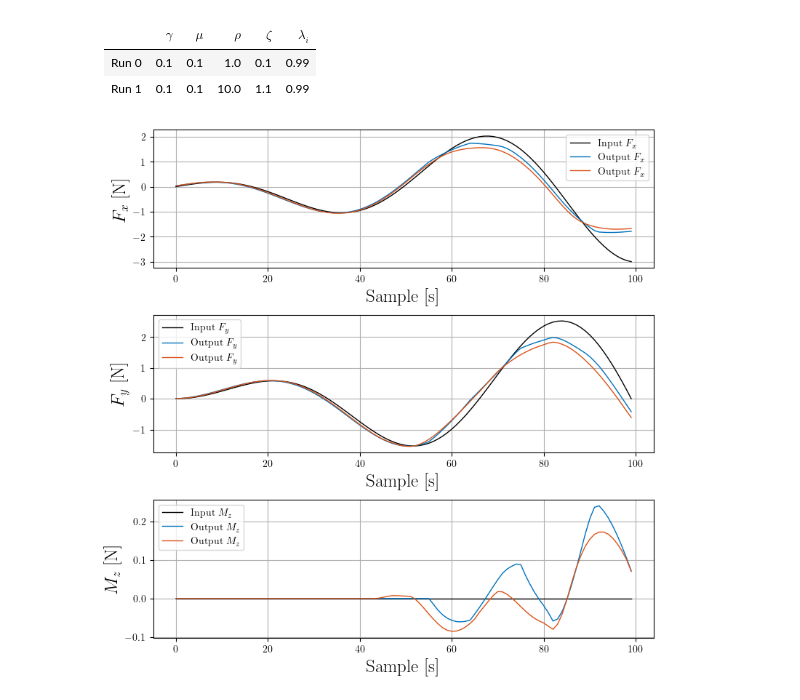
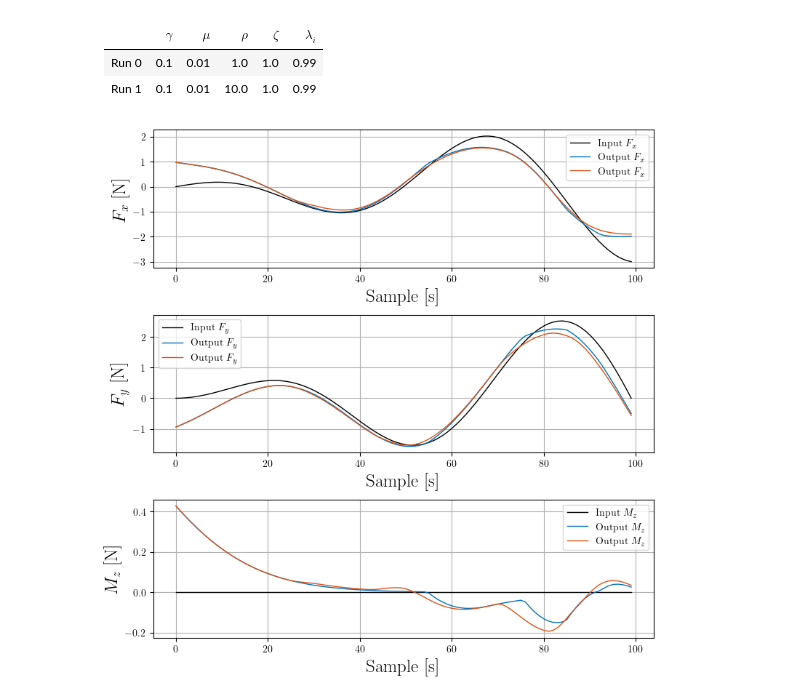
Before and after one commit to incebellipipo/skadipy, a Jupyter notebook: notebooks/014_compare_cbf_time_constant.ipynb, the cells around one changed output. Saved outputs shown, nothing was run; the diff lists cells and outputs as text; code cells hidden in the pictures.

```diff
--- a/notebooks/014_compare_cbf_time_constant.ipynb
+++ b/notebooks/014_compare_cbf_time_constant.ipynb
@@ -9,7 +9,7 @@ time_step = 1.0
 actuators = [tunnel, voithschneider_port, voithschneider_starboard]
 for actuator in actuators:
     actuator.extra_attributes["rate_limit"] = 0.1
-    # actuator.extra_attributes.pop("reference_angle", None)
+    actuator.extra_attributes.pop("reference_angle", None)
 
 force_torque_components = [
     skadipy.allocator.ForceTorqueComponent.X,
@@ -19,9 +19,9 @@ force_torque_components = [
 
 allocators = []
 gamma = [1e-1, 1e-1]
-mu = [1e-1, 1e-1]
+mu = [1e-2, 1e-2]
 rho = [1.0, 10.0]
-zeta = [0.1, 1.1]
+zeta = [1.0, 1.0]
 lambda_p = [0.99, 0.99]
 
 markdown_table = generate_markdown_table(
@@ -31,8 +31,8 @@ display(Markdown(markdown_table))
 # %% [output]
 | | $\gamma$ | $\mu$ | $\rho$ | $\zeta$ | $\lambda_i$ |
 |--|-------|----|-----|------|----------|
-| Run 0| 0.1 | 0.1 | 1.0 | 0.1 | 0.99 |
-| Run 1| 0.1 | 0.1 | 10.0 | 1.1 | 0.99 |
+| Run 0| 0.1 | 0.01 | 1.0 | 1.0 | 0.99 |
+| Run 1| 0.1 | 0.01 | 10.0 | 1.0 | 0.99 |
 # %%
 for g, m, r, l, z in zip(gamma, mu, rho, lambda_p, zeta):
 
@@ -53,25 +53,25 @@ for g, m, r, l, z in zip(gamma, mu, rho, lambda_p, zeta):
 # %%
 data = generate_spiral_dataset(
     num_points=100,
     num_turns=1.5,
     k=3,
 )
 
 tau_cmd = np.concatenate(
     (data, np.zeros((np.shape(data)[0], 4))),
     axis=1
 )
 d_tau_cmd = np.gradient(tau_cmd, axis=0) / time_step
 
 
-# for allocator in allocators:
-#     allocator._xi = np.array([[0.0, 0.5, -0.5, 0.5, -0.5]]).T
+for allocator in allocators:
+    allocator._xi = np.array([[0.0, 0.5, -0.5, 0.5, -0.5]]).T
 
 
 xi_hist, theta_hist, tau_hist = run_tests(tau_cmd=tau_cmd, d_tau_cmd=d_tau_cmd, allocators=allocators)
 fig, ax = plot_histories(tau_cmd=tau_cmd, tau_alloc=tau_hist)
 # %% [output]
-[figure, old version]
+[figure, new version]
 # %%
 fig, ax = plot_2d_allocation(tau_cmd=tau_cmd, allocators=allocators, tau_hist=tau_hist)
 
```
Also changed, not shown: parts of 5 cells of this notebook.
